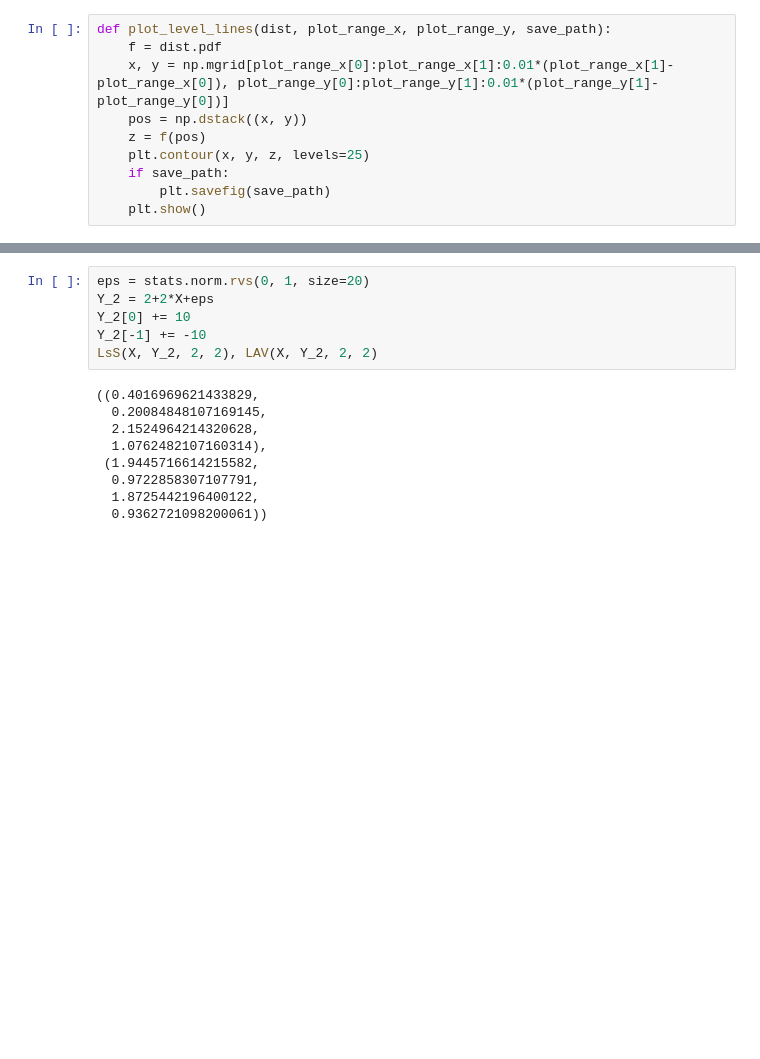
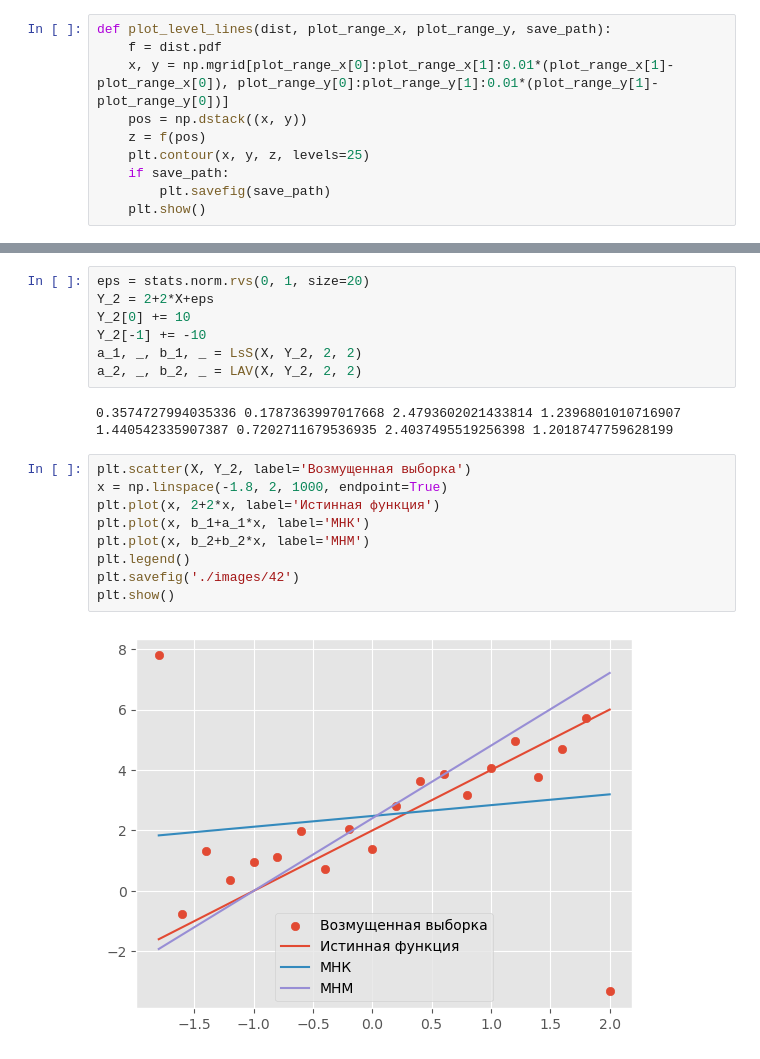
Before and after one commit to AndrewM0204/stats, a Jupyter notebook: stat1.ipynb, the cells around one changed output, grey strips where cells are left out. Cells and saved outputs as stored; diff of their text form; blank space fills up the shorter version.

```diff
--- a/stat1.ipynb
+++ b/stat1.ipynb
@@ -207,15 +219,21 @@ eps = stats.norm.rvs(0, 1, size=20)
 Y_2 = 2+2*X+eps
 Y_2[0] += 10
 Y_2[-1] += -10
-LsS(X, Y_2, 2, 2), LAV(X, Y_2, 2, 2)
+a_1, _, b_1, _ = LsS(X, Y_2, 2, 2)
+a_2, _, b_2, _ = LAV(X, Y_2, 2, 2)
 # %% [output]
-((0.4016969621433829,
-  0.20084848107169145,
-  2.1524964214320628,
-  1.0762482107160314),
- (1.9445716614215582,
-  0.9722858307107791,
-  1.8725442196400122,
-  0.9362721098200061))
+0.3574727994035336 0.1787363997017668 2.4793602021433814 1.2396801010716907
+1.440542335907387 0.7202711679536935 2.4037495519256398 1.2018747759628199
+# %%
+plt.scatter(X, Y_2, label='Возмущенная выборка')
+x = np.linspace(-1.8, 2, 1000, endpoint=True)
+plt.plot(x, 2+2*x, label='Истинная функция')
+plt.plot(x, b_1+a_1*x, label='МНК')
+plt.plot(x, b_2+b_2*x, label='МНМ')
+plt.legend()
+plt.savefig('./images/42')
+plt.show()
+# %% [output]
+[figure, added]
 # %%
 X = stats.norm.rvs(0, 1, size=100)
```
Also changed, not shown: parts of 10 cells of this notebook, 2 other files.
